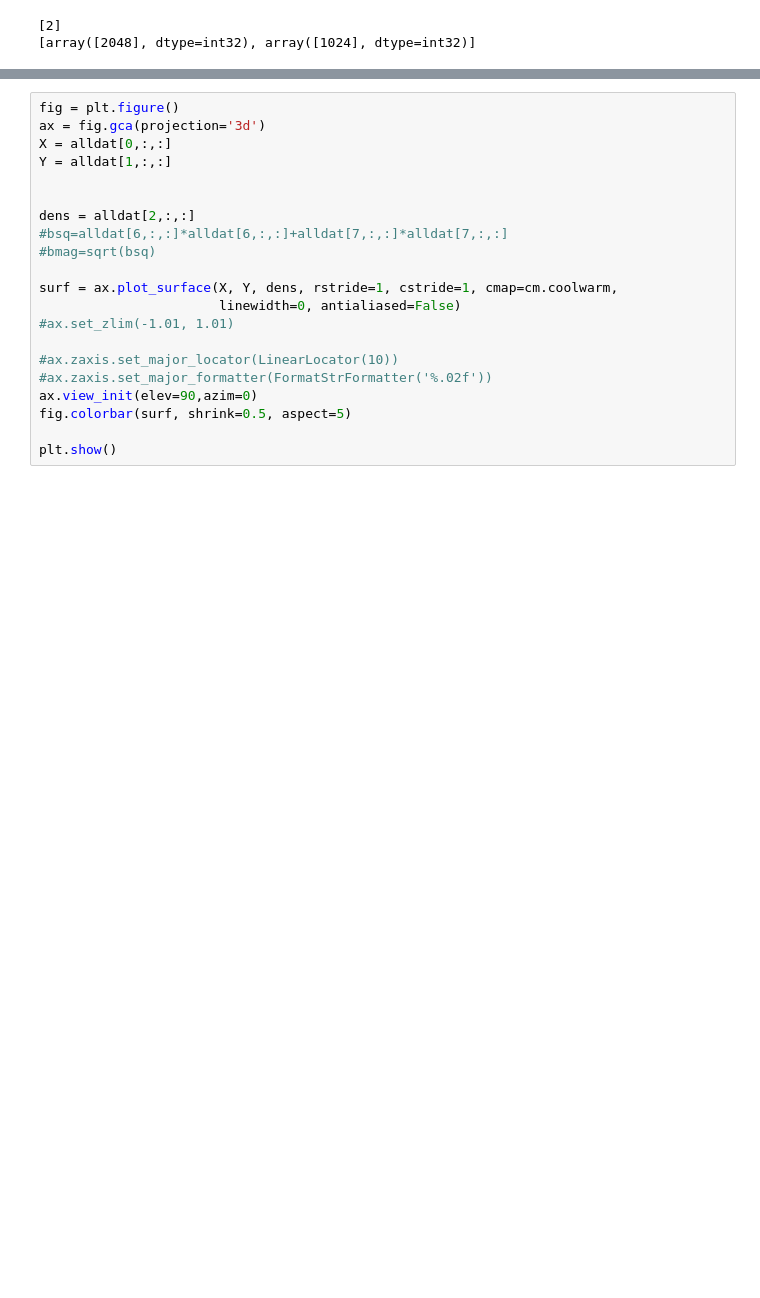
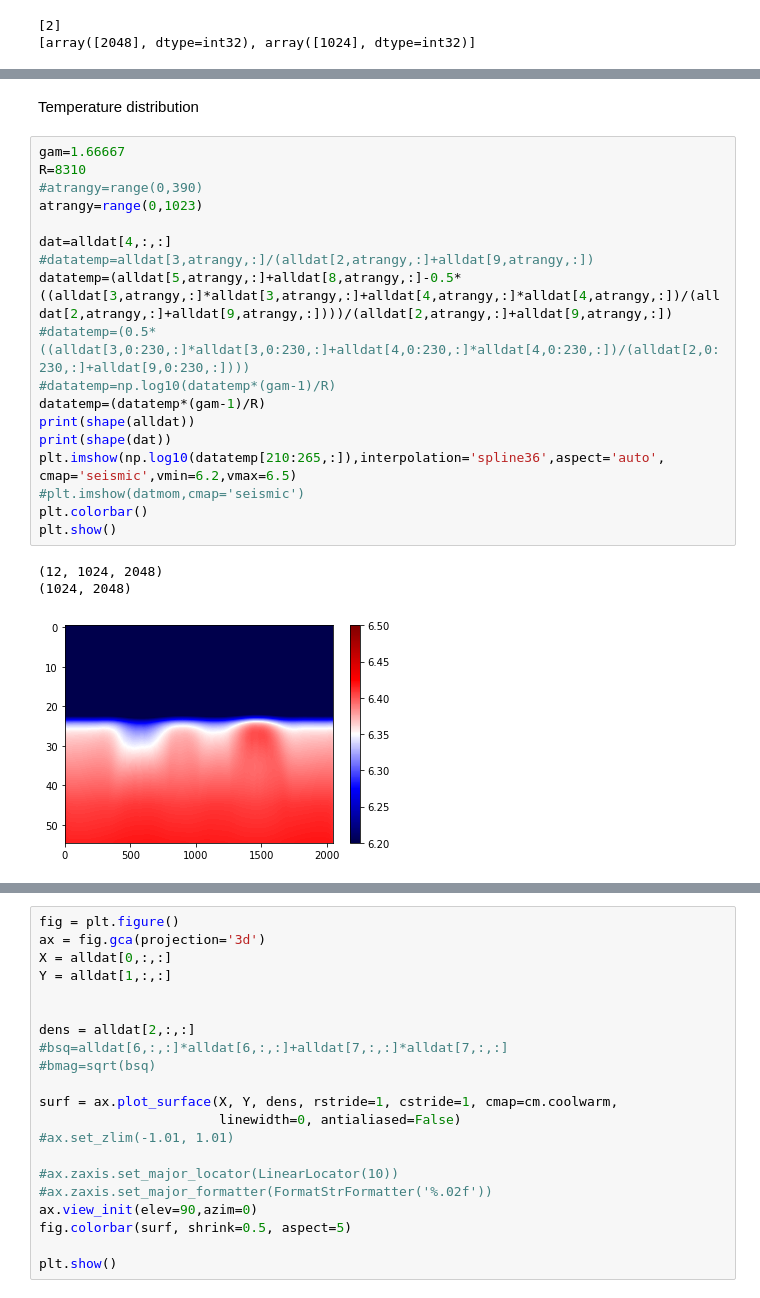
Before and after one commit to mikeg64/smaug_jet, a Jupyter notebook: python/smaug2d_surf_jet_hydro2.ipynb, the cells around one changed output, grey strips where cells are left out. Cells and saved outputs as stored; diff of their text form; blank space fills up the shorter version.

```diff
--- a/python/smaug2d_surf_jet_hydro2.ipynb
+++ b/python/smaug2d_surf_jet_hydro2.ipynb
@@ -129,0 +130,24 @@ plt.show()
+# %% [markdown]
+Temperature distribution
+# %%
+gam=1.66667
+R=8310
+#atrangy=range(0,390)
+atrangy=range(0,1023)
+
+dat=alldat[4,:,:]
+#datatemp=alldat[3,atrangy,:]/(alldat[2,atrangy,:]+alldat[9,atrangy,:])
+datatemp=(alldat[5,atrangy,:]+alldat[8,atrangy,:]-0.5*((alldat[3,atrangy,:]*alldat[3,atrangy,:]+alldat[4,atrangy,:]*alldat[4,atrangy,:])/(alldat[2,atrangy,:]+alldat[9,atrangy,:])))/(alldat[2,atrangy,:]+alldat[9,atrangy,:])
+#datatemp=(0.5*((alldat[3,0:230,:]*alldat[3,0:230,:]+alldat[4,0:230,:]*alldat[4,0:230,:])/(alldat[2,0:230,:]+alldat[9,0:230,:])))
+#datatemp=np.log10(datatemp*(gam-1)/R)
+datatemp=(datatemp*(gam-1)/R)
+print(shape(alldat))
+print(shape(dat))
+plt.imshow(np.log10(datatemp[210:265,:]),interpolation='spline36',aspect='auto', cmap='seismic',vmin=6.2,vmax=6.5)
+#plt.imshow(datmom,cmap='seismic')
+plt.colorbar()
+plt.show()
+# %% [output]
+(12, 1024, 2048)
+(1024, 2048)
+[figure, added]
```
Also changed, not shown: parts of 7 cells of this notebook, 7 other files.
